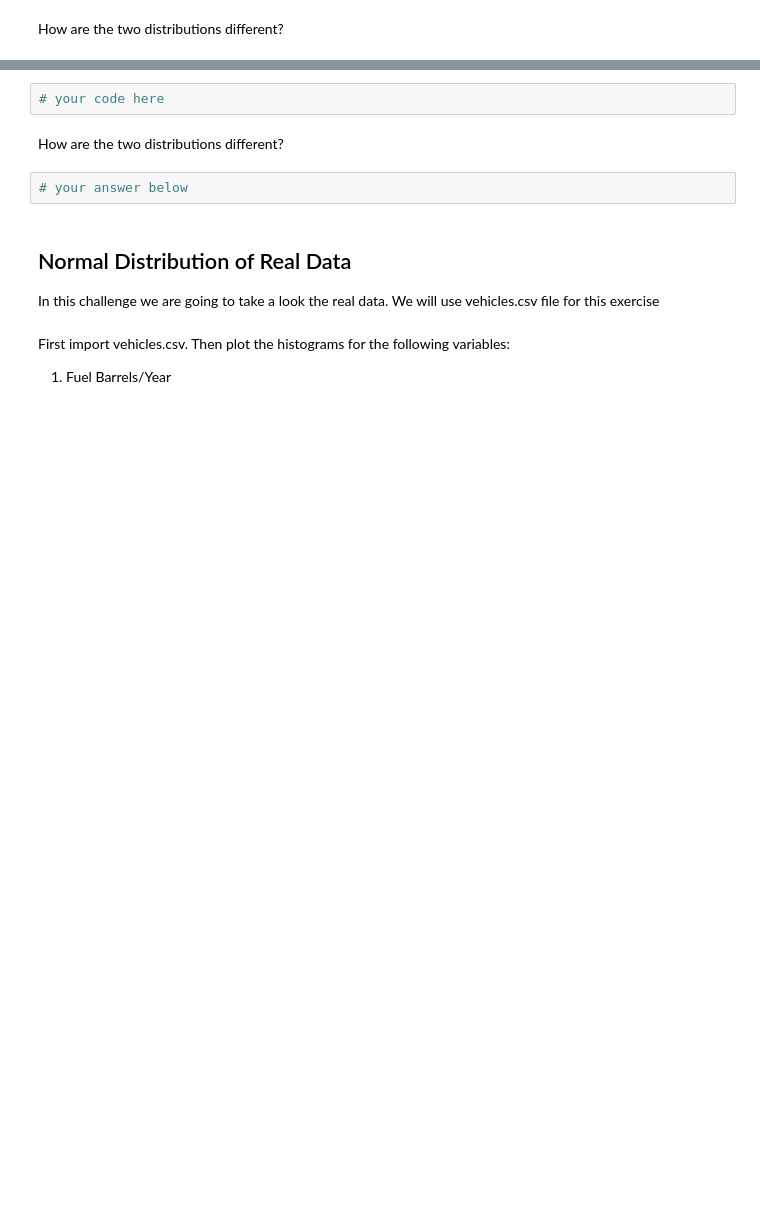
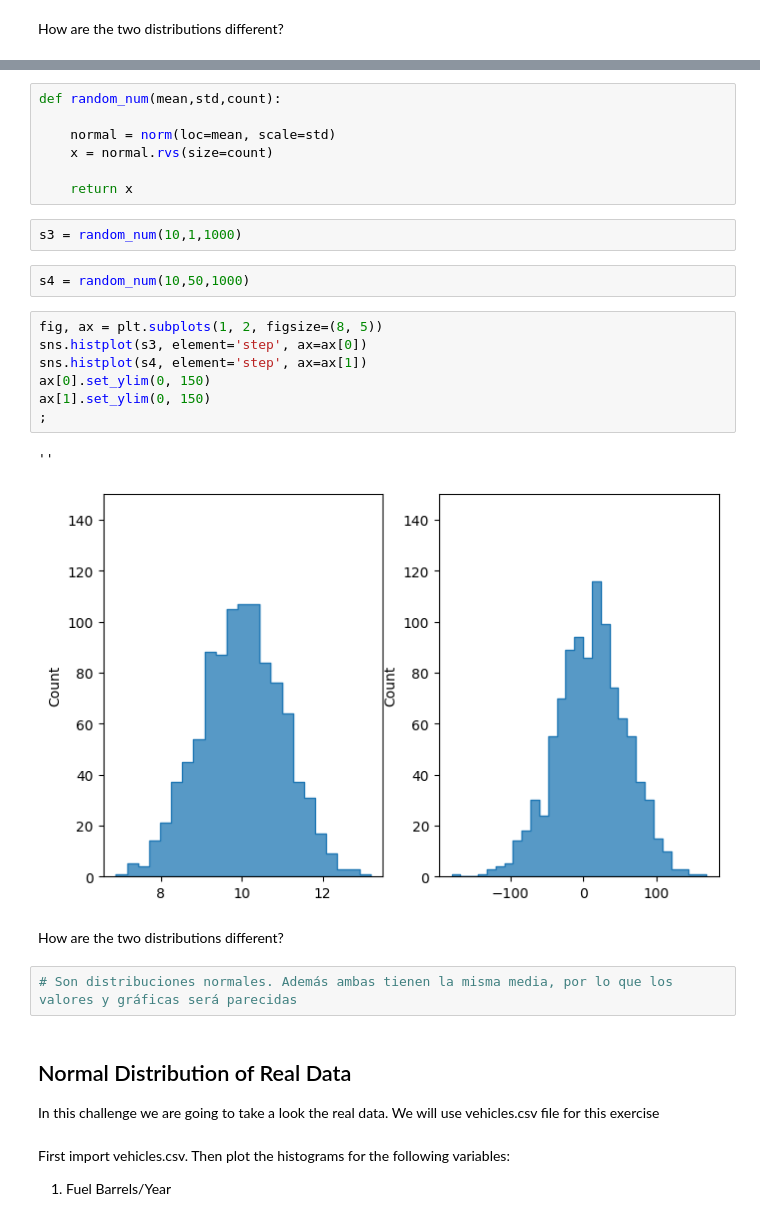
Before and after one commit to Ironhack-Data-Madrid-Octubre-2023/6.1-lab_continuous_probability_distributions, a Jupyter notebook: your-code/main.ipynb, the cells around one changed output, grey strips where cells are left out. Saved outputs shown, nothing was run; the diff lists cells and outputs as text; blank space fills up the shorter version.

```diff
--- a/your-code/main.ipynb
+++ b/your-code/main.ipynb
@@ -78,12 +141,31 @@ How are the two distributions different?
 Expected output:
 
 ![normal distribution](nd.png)
-# %%
-# your code here
+# %%
+def random_num(mean,std,count):
+
+    normal = norm(loc=mean, scale=std)
+    x = normal.rvs(size=count)
+
+    return x
+# %%
+s3 = random_num(10,1,1000)
+# %%
+s4 = random_num(10,50,1000)
+# %%
+fig, ax = plt.subplots(1, 2, figsize=(8, 5))
+sns.histplot(s3, element='step', ax=ax[0])
+sns.histplot(s4, element='step', ax=ax[1])
+ax[0].set_ylim(0, 150)
+ax[1].set_ylim(0, 150)
+;
+# %% [output]
+''
+[figure, added]
 # %% [markdown]
 How are the two distributions different?
-# %%
-# your answer below
+# %%
+# Son distribuciones normales. Además ambas tienen la misma media, por lo que los valores y gráficas será parecidas
 # %% [markdown]
 ## Normal Distribution of Real Data
 
```
Also changed, not shown: parts of 29 cells of this notebook.
